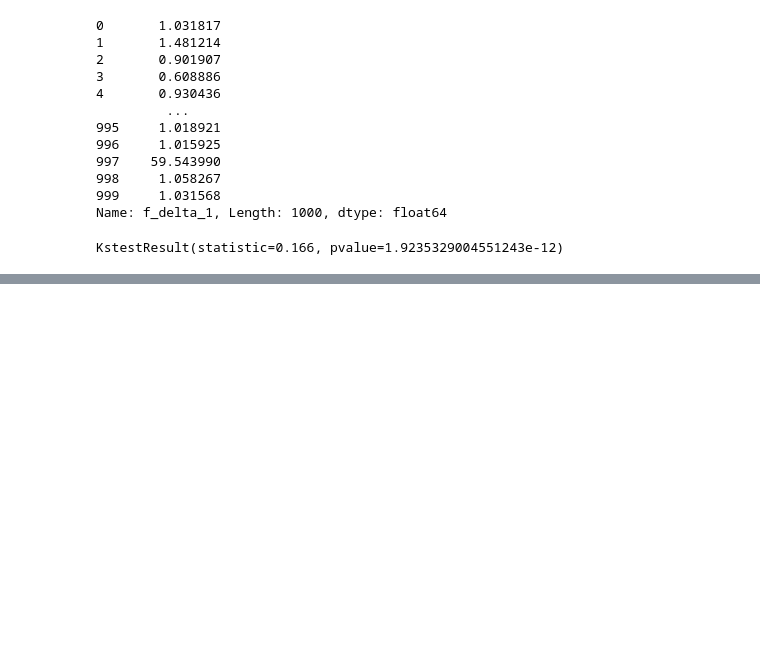
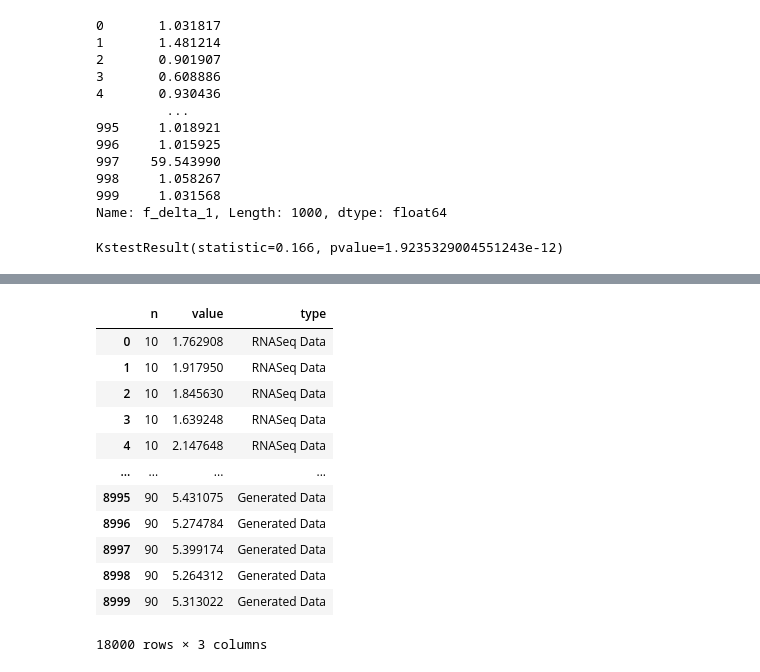
Before and after one commit to shobe98/thesis, a Jupyter notebook: code/kstest.ipynb, the cells around one changed output, grey strips where cells are left out. Cells and saved outputs as stored; diff of their text form; code cells hidden in the pictures; blank space fills up the shorter version.

```diff
--- a/code/kstest.ipynb
+++ b/code/kstest.ipynb
@@ -176,0 +181,18 @@ j_data2 = j_data
+# %%
+data = pd.concat([j_data1, j_data2])
+data['value'] = data['value']
+data
+# %% [output]
+|  | n | value | type |
+| 0 | 10 | 1.762908 | RNASeq Data |
+| 1 | 10 | 1.917950 | RNASeq Data |
+| 2 | 10 | 1.845630 | RNASeq Data |
+| 3 | 10 | 1.639248 | RNASeq Data |
+| 4 | 10 | 2.147648 | RNASeq Data |
+| ... | ... | ... | ... |
+| 8995 | 90 | 5.431075 | Generated Data |
+| 8996 | 90 | 5.274784 | Generated Data |
+| 8997 | 90 | 5.399174 | Generated Data |
+| 8998 | 90 | 5.264312 | Generated Data |
+| 8999 | 90 | 5.313022 | Generated Data |
+18000 rows × 3 columns
```
Also changed, not shown: parts of 6 cells of this notebook.
